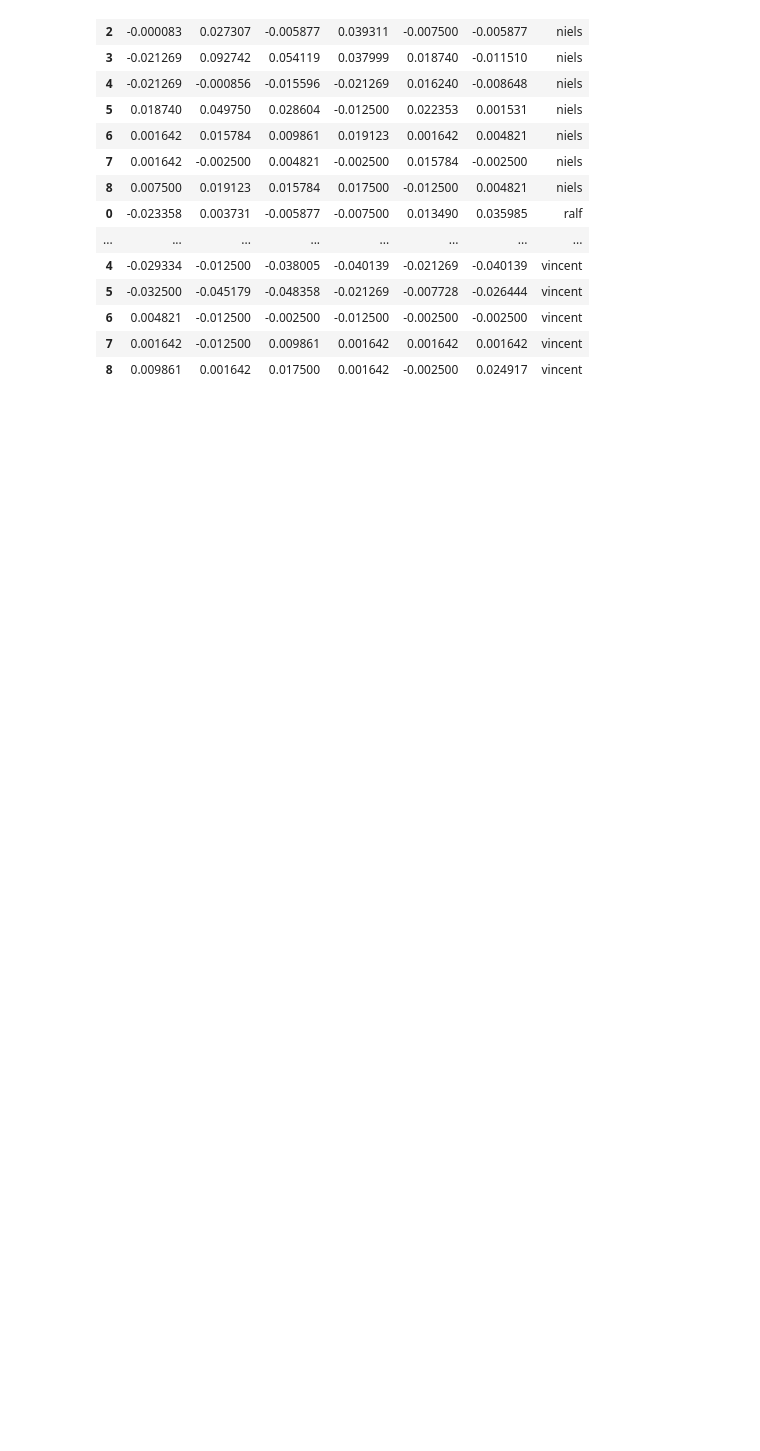
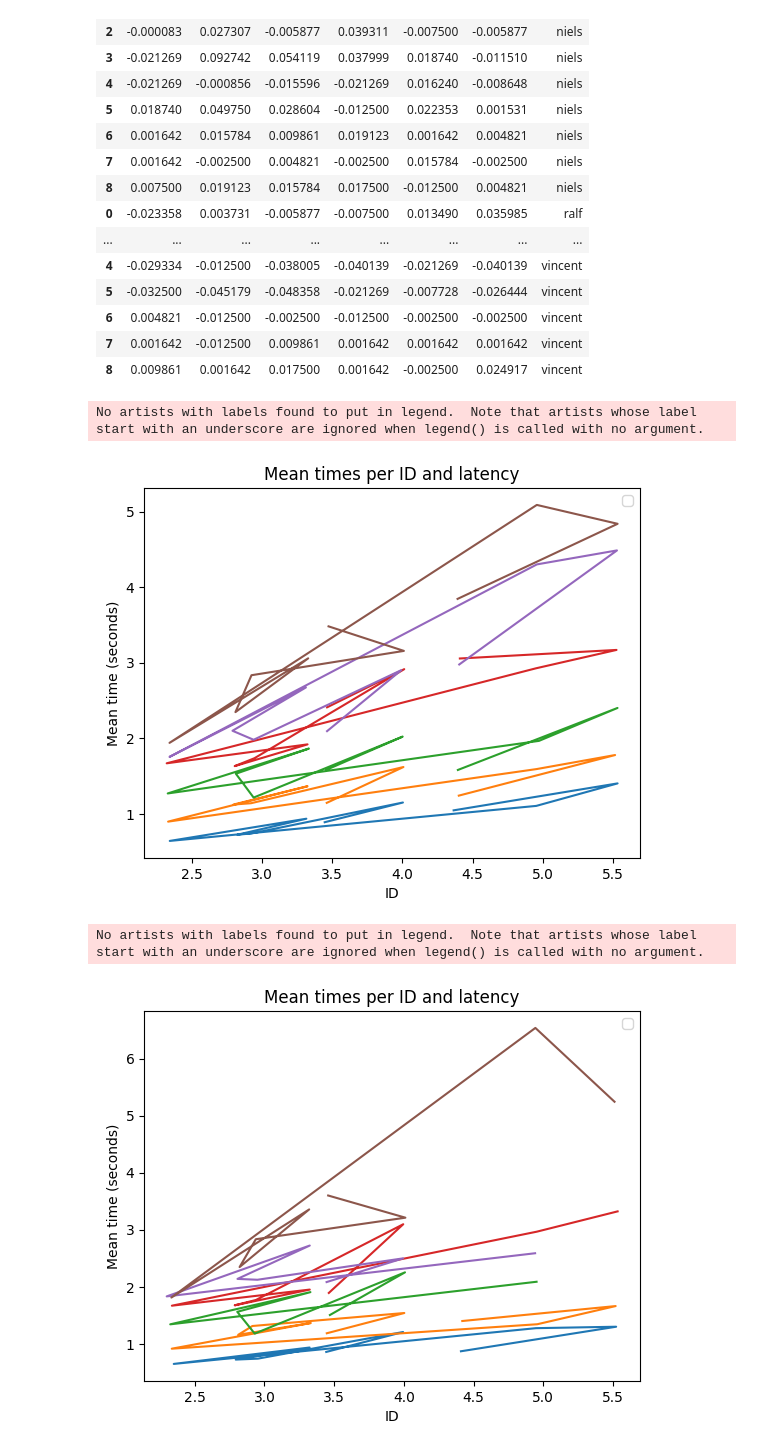
Before and after one commit to vimodev/2IMV25, a Jupyter notebook: Analysis/analysis.ipynb, the cells around one changed output. Drawn from its saved outputs; the diff is of its cells as text; code cells hidden in the pictures; blank space fills up the shorter version.

Commit message:
More analysis, fitts without error

```diff
--- a/Analysis/analysis.ipynb
+++ b/Analysis/analysis.ipynb
@@ -105,11 +110,13 @@ def first_analysis(experiment_data):
         success_experiments = []
         distance_experiments = []
         off_experiments = []
+        id_experiments = []
         for n in range(9):
             times_experiments.append([])
             success_experiments.append([])
             distance_experiments.append([])
             off_experiments.append([])
+            id_experiments.append([])
         avg_time_experiment = []
         for data in person[1]:
             times_latencies[data['Latency']].append(data['data']['time'][-1] - data['data']['time'][0])
@@ -117,11 +124,12 @@ def first_analysis(experiment_data):
             success_experiments[data['Experiment']].append(data['success'])
             distance_experiments[data['Experiment']].append(data['distance'])
             off_experiments[data['Experiment']].append(data['distance']-data['TargetSize']/2)
+            id_experiments[data['Experiment']].append(data['ID'])
         for latency in times_latencies.keys():
             avg_time_latency[latency] = sum(times_latencies[latency])/len(times_latencies[latency])
         for n in range(9):
             avg_time_experiment.append(sum(times_experiments[n])/len(times_experiments[n]))
-        experiment_results[person[0]] = {'time_per_latency' : times_latencies, 'time_per_experiment': times_experiments, 'avg_time_per_latency': avg_time_latency, 'avg_time_per_experiment': avg_time_experiment, 'success': success_experiments, 'distance': distance_experiments, 'off': off_experiments}
+        experiment_results[person[0]] = {'time_per_latency' : times_latencies, 'time_per_experiment': times_experiments, 'avg_time_per_latency': avg_time_latency, 'avg_time_per_experiment': avg_time_experiment, 'success': success_experiments, 'distance': distance_experiments, 'off': off_experiments, 'ID': id_experiments}
     return experiment_results
 
 results = first_analysis(experiments)
@@ -183,3 +191,17 @@ latencydf
 | 6 | 1.105375 | 1.592475 | 1.965775 | 2.925950 | 4.300300 | 5.087325 |
 | 7 | 1.403100 | 1.778325 | 2.401200 | 3.168875 | 4.485525 | 4.837500 |
 | 8 | 1.046525 | 1.241250 | 1.580825 | 3.055600 | 2.976425 | 3.844050 |
+# %%
+latencydf_noerror = pd.DataFrame()
+
+for latency in range(6):
+    avg_times = []
+    for experiment in range(9):
+        times = []
+        for name in names:
+            if results[name]['success'][experiment][latency]:
+                times.append(results[name]['time_per_latency'][latencies[latency]][experiment])
+        avg_times.append(np.mean(times)) if len(times) > 0 else avg_times.append(None)
+    latencydf_noerror[latency] = pd.Series(avg_times)
+latencydf_noerror.columns = latencies
+latencydf_noerror
@@ -185,0 +219,4 @@ latencydf
+# %%
+IDdf = pd.DataFrame(results[list(names)[0]]['ID'])
+IDdf.columns = latencies
+IDdf
@@ -261,3 +347,26 @@ offdf
 | 6 | 0.004821 | -0.012500 | -0.002500 | -0.012500 | -0.002500 | -0.002500 | vincent |
 | 7 | 0.001642 | -0.012500 | 0.009861 | 0.001642 | 0.001642 | 0.001642 | vincent |
 | 8 | 0.009861 | 0.001642 | 0.017500 | 0.001642 | -0.002500 | 0.024917 | vincent |
+# %%
+# Plot the mean response times against ID for each experiment and latency
+def plotMeanTimes(meanTimes, ID):
+    x = ID
+    plt.plot(ID, meanTimes)
+    plt.legend()
+    plt.title("Mean times per ID and latency")
+    plt.ylabel("Mean time (seconds)")
+    plt.xlabel("ID")
+    plt.show()
+
+
+def fitts():
+    # latencydf.sort_values(IDdf)
+    plotMeanTimes(latencydf, IDdf);
+    plotMeanTimes(latencydf_noerror, results[list(names)[1]]['ID'])
+
+fitts()
+# %% [output]
+No artists with labels found to put in legend.  Note that artists whose label start with an underscore are ignored when legend() is called with no argument.
+[figure, added]
+No artists with labels found to put in legend.  Note that artists whose label start with an underscore are ignored when legend() is called with no argument.
+[figure, added]
```
Also changed, not shown: parts of 11 cells of this notebook, 1 other file.
